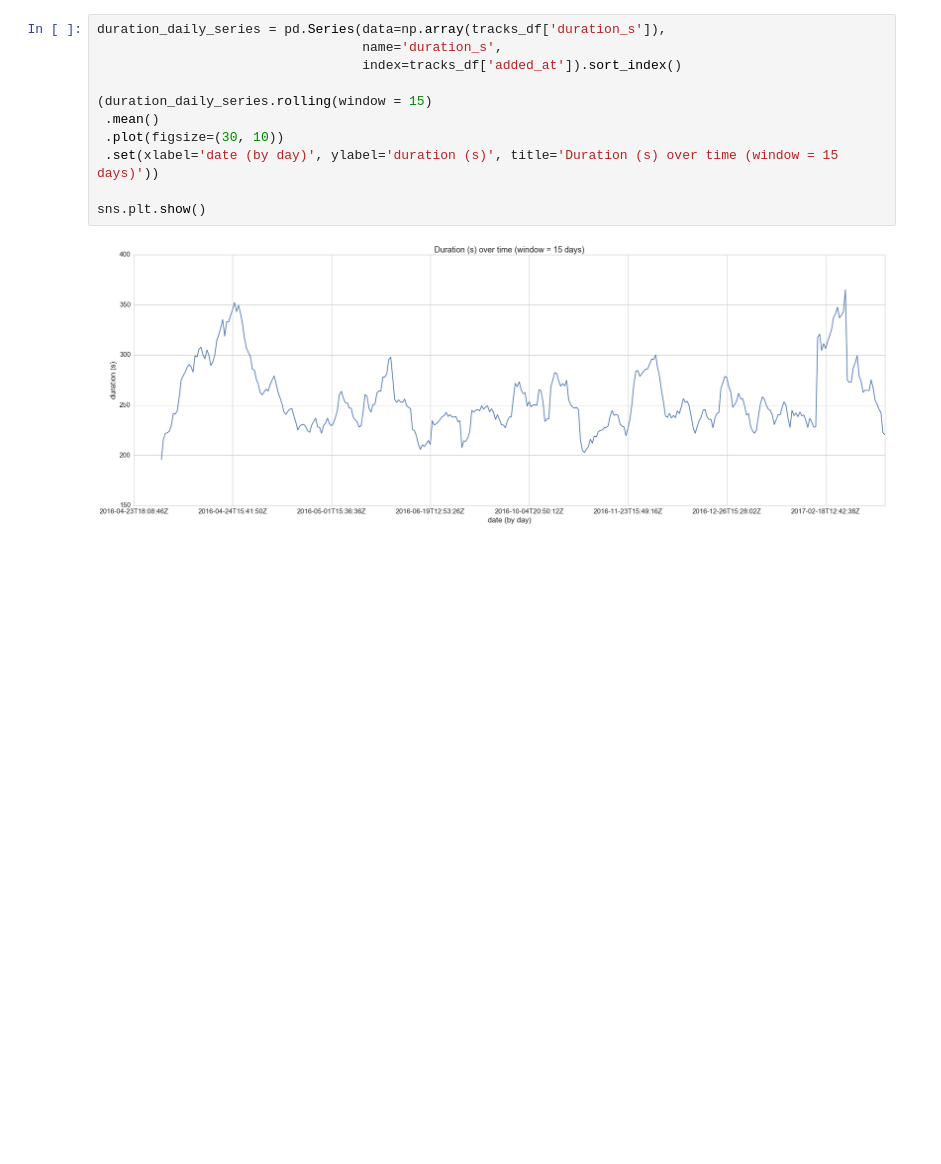
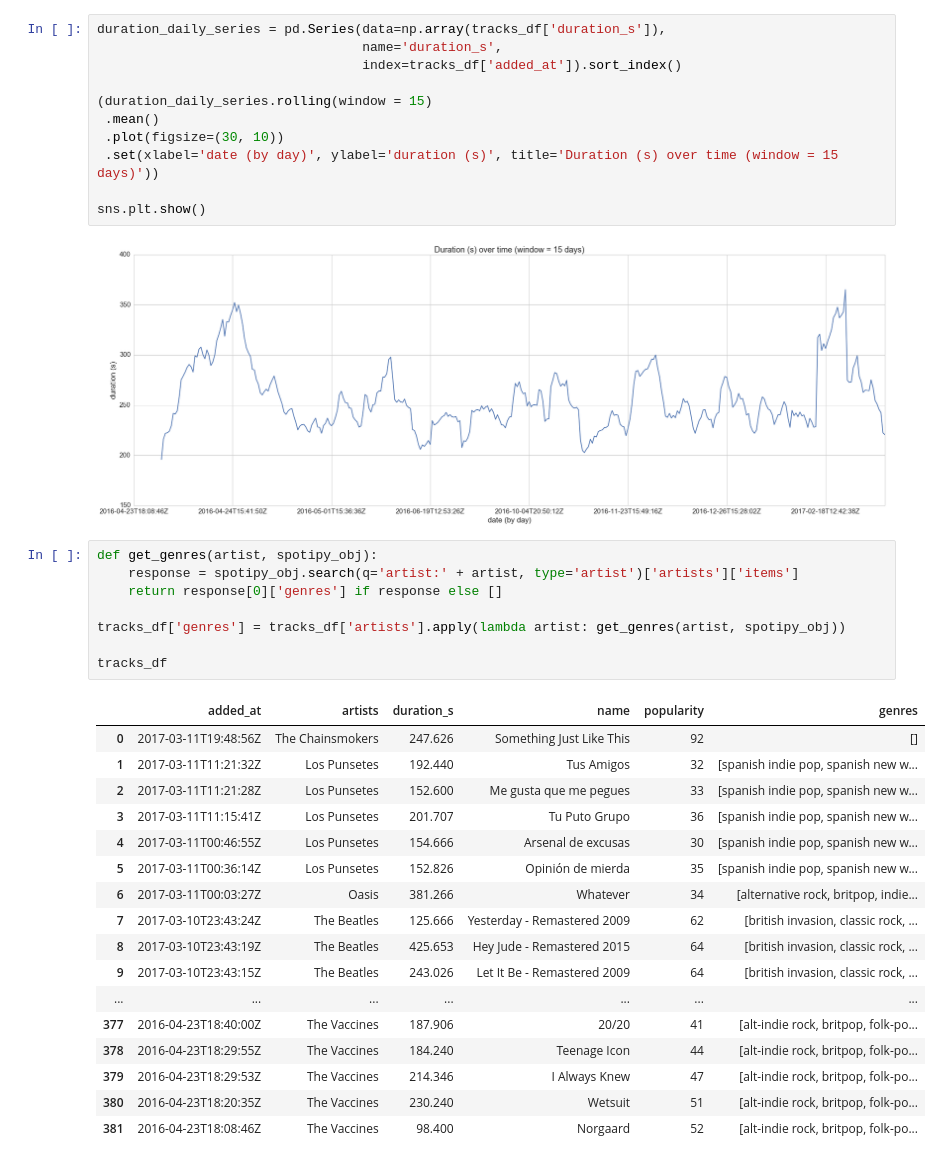
Before and after one commit to jvicentem/playing-around-with-spotify-api, a Jupyter notebook: playing-around-with-spotipy.ipynb, the cells around one changed output. Cells and saved outputs as stored; diff of their text form; blank space fills up the shorter version.

```diff
--- a/playing-around-with-spotipy.ipynb
+++ b/playing-around-with-spotipy.ipynb
@@ -246,3 +245,29 @@ duration_daily_series = pd.Series(data=np.array(tracks_df['duration_s']),
 sns.plt.show()
 # %% [output]
 [figure]
+# %%
+def get_genres(artist, spotipy_obj):
+    response = spotipy_obj.search(q='artist:' + artist, type='artist')['artists']['items']
+    return response[0]['genres'] if response else []
+
+tracks_df['genres'] = tracks_df['artists'].apply(lambda artist: get_genres(artist, spotipy_obj))
+
+tracks_df
+# %% [output]
+|  | added_at | artists | duration_s | name | popularity | genres |
+| 0 | 2017-03-11T19:48:56Z | The Chainsmokers | 247.626 | Something Just Like This | 92 | [] |
+| 1 | 2017-03-11T11:21:32Z | Los Punsetes | 192.440 | Tus Amigos | 32 | [spanish indie pop, spanish new w... |
+| 2 | 2017-03-11T11:21:28Z | Los Punsetes | 152.600 | Me gusta que me pegues | 33 | [spanish indie pop, spanish new w... |
+| 3 | 2017-03-11T11:15:41Z | Los Punsetes | 201.707 | Tu Puto Grupo | 36 | [spanish indie pop, spanish new w... |
+| 4 | 2017-03-11T00:46:55Z | Los Punsetes | 154.666 | Arsenal de excusas | 30 | [spanish indie pop, spanish new w... |
+| 5 | 2017-03-11T00:36:14Z | Los Punsetes | 152.826 | Opinión de mierda | 35 | [spanish indie pop, spanish new w... |
+| 6 | 2017-03-11T00:03:27Z | Oasis | 381.266 | Whatever | 34 | [alternative rock, britpop, indie... |
+| 7 | 2017-03-10T23:43:24Z | The Beatles | 125.666 | Yesterday - Remastered 2009 | 62 | [british invasion, classic rock, ... |
+| 8 | 2017-03-10T23:43:19Z | The Beatles | 425.653 | Hey Jude - Remastered 2015 | 64 | [british invasion, classic rock, ... |
+| 9 | 2017-03-10T23:43:15Z | The Beatles | 243.026 | Let It Be - Remastered 2009 | 64 | [british invasion, classic rock, ... |
+| ... | ... | ... | ... | ... | ... | ... |
+| 377 | 2016-04-23T18:40:00Z | The Vaccines | 187.906 | 20/20 | 41 | [alt-indie rock, britpop, folk-po... |
+| 378 | 2016-04-23T18:29:55Z | The Vaccines | 184.240 | Teenage Icon | 44 | [alt-indie rock, britpop, folk-po... |
+| 379 | 2016-04-23T18:29:53Z | The Vaccines | 214.346 | I Always Knew | 47 | [alt-indie rock, britpop, folk-po... |
+| 380 | 2016-04-23T18:20:35Z | The Vaccines | 230.240 | Wetsuit | 51 | [alt-indie rock, britpop, folk-po... |
+| 381 | 2016-04-23T18:08:46Z | The Vaccines | 98.400 | Norgaard | 52 | [alt-indie rock, britpop, folk-po... |
```
Also changed, not shown: parts of 8 cells of this notebook.
